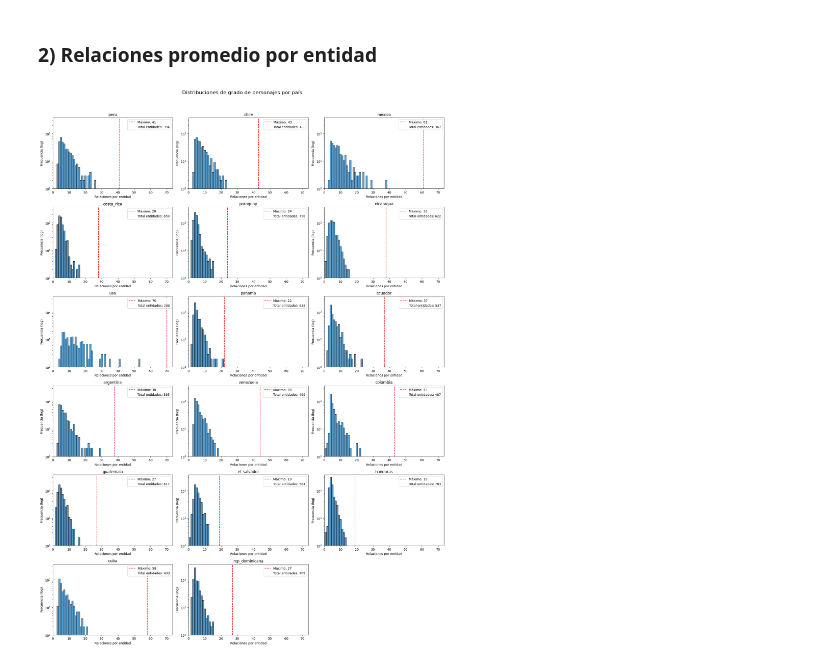
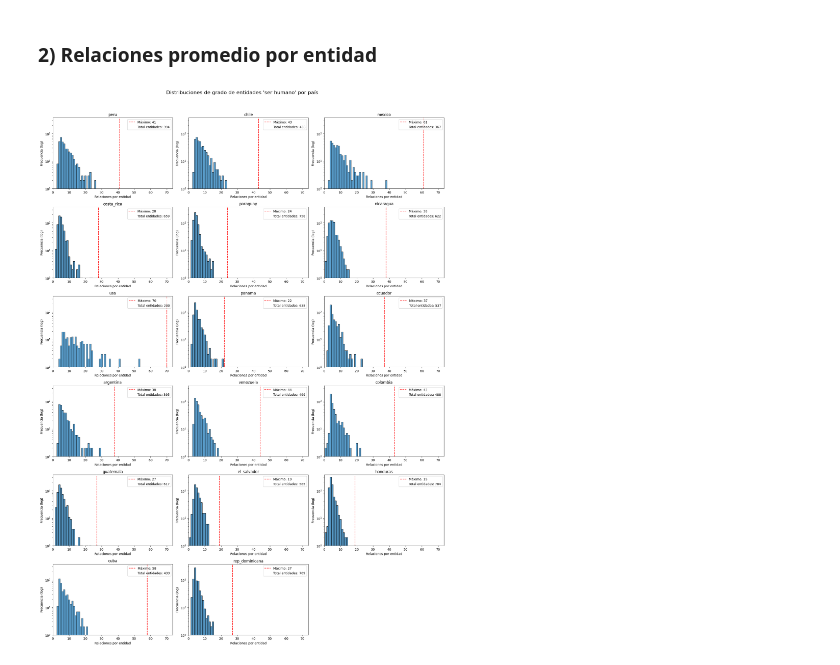
Before and after one commit to JuanHernandez-uc/Proyecto-IA-Gen, a Jupyter notebook: Analisis de datos/analisis_exploratorio.ipynb, the cells around one changed output. Saved outputs shown, nothing was run; the diff lists cells and outputs as text; code cells hidden in the pictures.

```diff
--- a/Analisis de datos/analisis_exploratorio.ipynb
+++ b/Analisis de datos/analisis_exploratorio.ipynb
@@ -140,35 +140,35 @@ def plot_entity_degree_distributions(df_dict, suptitle):
     rows = math.ceil(total_files / cols) if total_files > 0 else 1
     fig, axes = plt.subplots(rows, cols, figsize=(6 * cols, 4 * rows))
     axes = axes.flatten() if total_files > 1 else [axes]
 
     for i, country in enumerate(df_dict.keys()):
         series = len(data_dict[country])
         max_val = max(data_dict[country])
         sns.histplot(data_dict[country], bins=range(0, max_x + 2), kde=False, ax=axes[i], discrete=True,)
         axes[i].axvline(x=max_val, color='r', linestyle='--', linewidth=1.5, label='Media')
         axes[i].legend([f'Total entidades: {series}'], loc='upper right')
         axes[i].set_xmargin(0)
         axes[i].set_xlim(0, max_x * 1.05)
         axes[i].set_yscale('log')
         axes[i].set_ylim(1, max_y * 1.2)
         axes[i].set_xlabel('Relaciones por entidad')
         axes[i].set_ylabel('Frecuencia (log)')
         axes[i].set_title(country.replace('.csv', ''))
         total_handle = Patch(facecolor='none', edgecolor='none',
                             label=f'Total entidades: {series}')
 
         axes[i].legend(handles=[Line2D([], [], color='r', linestyle='--', label=f'Máximo: {max_val}'), total_handle], loc='upper right')
 
     for j in range(i + 1, len(axes)):
         fig.delaxes(axes[j])
 
     plt.suptitle(suptitle, fontsize=16, y=1.02)
     plt.tight_layout()
     plt.show()
 
-plot_entity_degree_distributions(personajes_por_pais, "Distribuciones de grado de personajes por país")
+plot_entity_degree_distributions(personajes_por_pais, "Distribuciones de grado de entidades 'ser humano' por país")
 # %% [output]
-[figure, old version]
+[figure, new version]
 # %%
 # Muchas relaciones poco relevantes
 df_cuba = personajes_por_pais['cuba']
```
Also changed, not shown: parts of 6 cells of this notebook.
